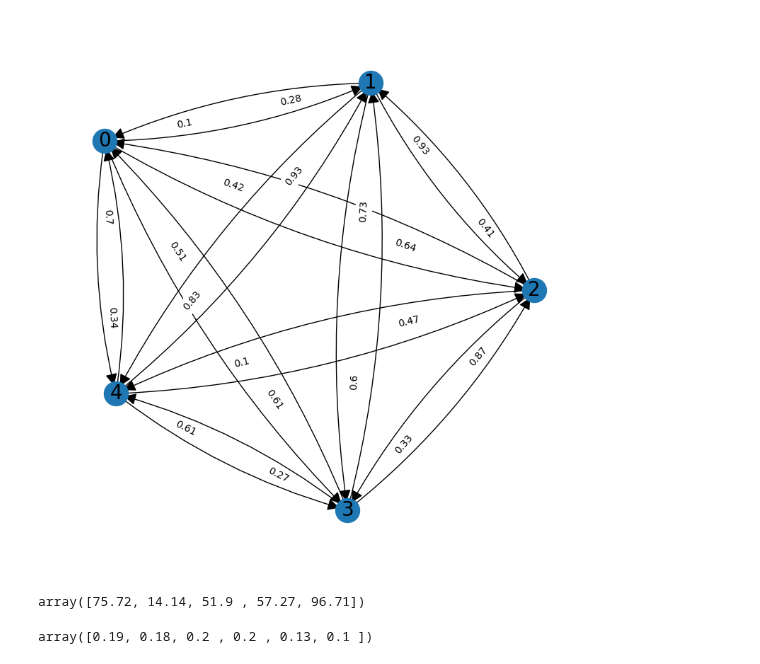
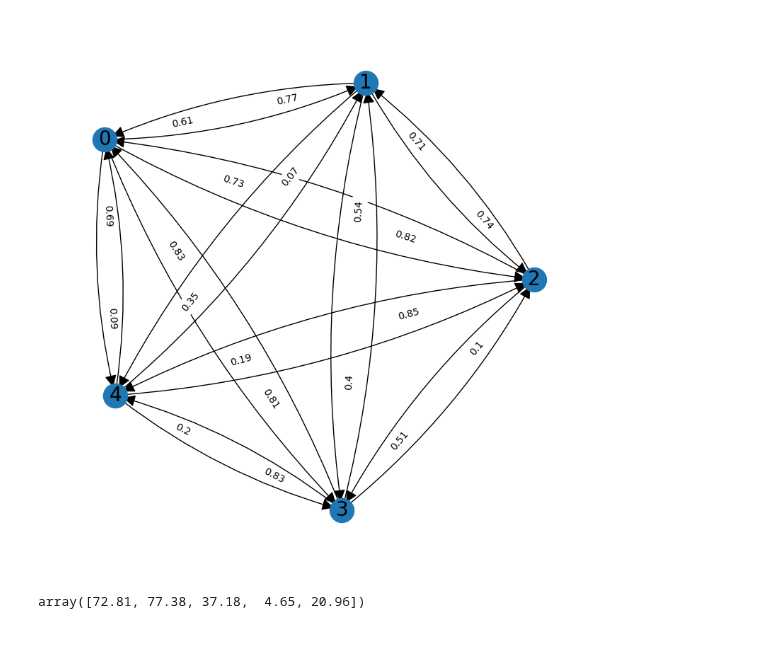
Before and after one commit to FPuoti255/OLA_project, a Jupyter notebook: src/trial_notebook.ipynb, the cells around one changed output. Saved outputs shown, nothing was run; the diff lists cells and outputs as text; code cells hidden in the pictures.

```diff
--- a/src/trial_notebook.ipynb
+++ b/src/trial_notebook.ipynb
@@ -7,28 +7,29 @@
 # %%
 from Simulation import *
 
 
 click_probabilities = generate_click_probabilities(fully_connected=True)
 observations_probabilities = generate_observation_probabilities(click_probabilities=click_probabilities)
 
 concentration_params = [100] + [70] * NUM_OF_PRODUCTS
 alpha_users = np.random.dirichlet( alpha= concentration_params, size = 1)
 
 
 product_prices, users_reservation_prices = generate_prices(product_range=100, users_range=100)
 
 env = Environment(users_reservation_prices = users_reservation_prices,
                     product_prices = product_prices,
                     click_probabilities = click_probabilities,
-                    observations_probabilities = observations_probabilities)
+                    observations_probabilities = observations_probabilities,
+                    tot_num_users = 100)
 
 Network.print_graph(G=env.network.G)
 # %% [output]
-[figure, old version]
+[figure, new version]
 # %%
 env.get_product_prices()
 # %% [output]
-array([75.72, 14.14, 51.9 , 57.27, 96.71])
+array([72.81, 77.38, 37.18,  4.65, 20.96])
 # %%
 from social_influence import *
 nodes_activation_probabilities = montecarlo_sampling(env)
@@ -37,6 +35,0 @@ from Ecommerce import *
-# %%
-B_cap = 200
-ecomm = Ecommerce(B_cap = B_cap)
-ecomm.alpha_bars
-# %% [output]
-array([0.19, 0.18, 0.2 , 0.2 , 0.13, 0.1 ])
```
Also changed, not shown: parts of 5 cells of this notebook, 5 other files.
